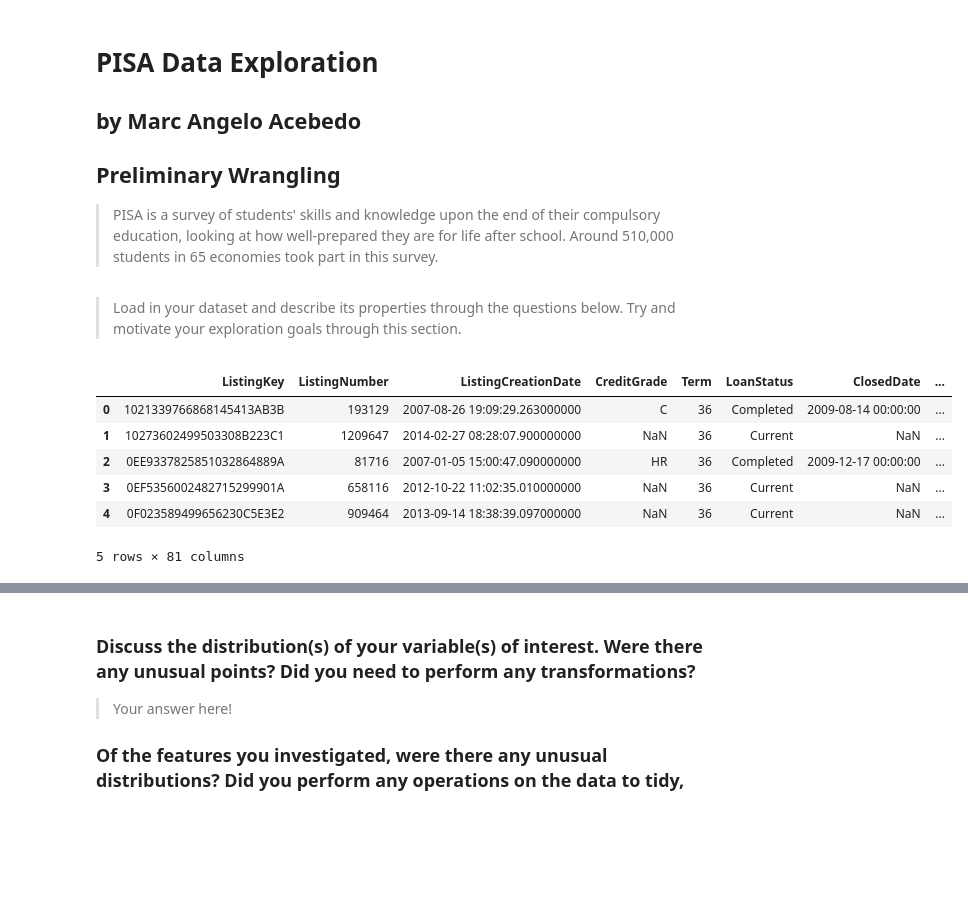
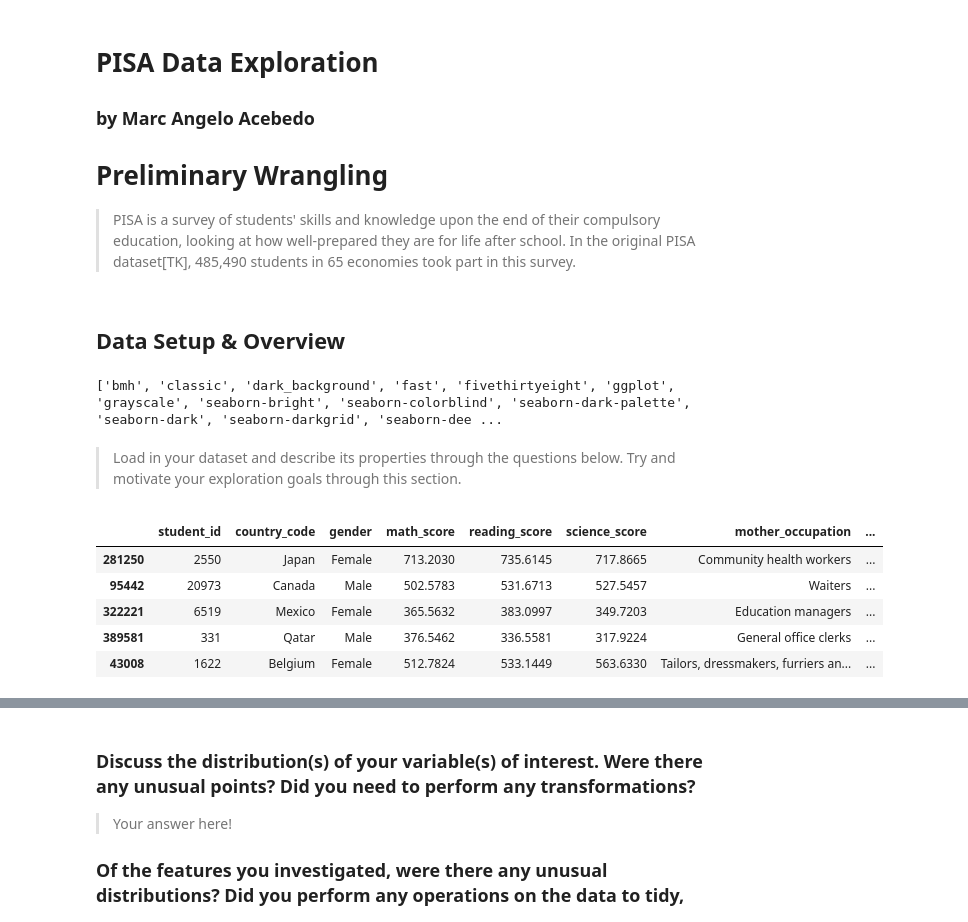
Before and after one commit to aeglon97/Communicate-Data-Findings, a Jupyter notebook: exploration_template.ipynb, the cells around one changed output, grey strips where cells are left out. Cells and saved outputs as stored; diff of their text form; code cells hidden in the pictures; blank space fills up the shorter version.

```diff
--- a/exploration_template.ipynb
+++ b/exploration_template.ipynb
@@ -1,10 +1,12 @@
 # %% [markdown]
 # PISA Data Exploration
-## by Marc Angelo Acebedo
+### by Marc Angelo Acebedo
 
-## Preliminary Wrangling
+# Preliminary Wrangling
 
-> PISA is a survey of students' skills and knowledge upon the end of their compulsory education, looking at how well-prepared they are for life after school. Around 510,000 students in 65 economies took part in this survey.
+> PISA is a survey of students' skills and knowledge upon the end of their compulsory education, looking at how well-prepared they are for life after school. In the original PISA dataset[TK], 485,490 students in 65 economies took part in this survey.
+# %% [markdown]
+## Data Setup & Overview
 # %%
 # import all packages and set plots to be embedded inline
 import numpy as np
@@ -16,14 +19,17 @@ import seaborn as sb
+# %%
+print(plt.style.available)
+# %% [output]
+['bmh', 'classic', 'dark_background', 'fast', 'fivethirtyeight', 'ggplot', 'grayscale', 'seaborn-bright', 'seaborn-colorblind', 'seaborn-dark-palette', 'seaborn-dark', 'seaborn-darkgrid', 'seaborn-dee ...
 # %% [markdown]
 > Load in your dataset and describe its properties through the questions below.
 Try and motivate your exploration goals through this section.
 # %%
-df = pd.read_csv('./data/prosperLoanData.csv')
-df.head()
+df = pd.read_csv('./data/pisa2012_clean.csv', low_memory = False)
+df.sample(5)
 # %% [output]
-|  | ListingKey | ListingNumber | ListingCreationDate | CreditGrade | Term | LoanStatus | ClosedDate | ... |
-| 0 | 1021339766868145413AB3B | 193129 | 2007-08-26 19:09:29.263000000 | C | 36 | Completed | 2009-08-14 00:00:00 | ... |
-| 1 | 10273602499503308B223C1 | 1209647 | 2014-02-27 08:28:07.900000000 | NaN | 36 | Current | NaN | ... |
-| 2 | 0EE9337825851032864889A | 81716 | 2007-01-05 15:00:47.090000000 | HR | 36 | Completed | 2009-12-17 00:00:00 | ... |
-| 3 | 0EF5356002482715299901A | 658116 | 2012-10-22 11:02:35.010000000 | NaN | 36 | Current | NaN | ... |
-| 4 | 0F023589499656230C5E3E2 | 909464 | 2013-09-14 18:38:39.097000000 | NaN | 36 | Current | NaN | ... |
+|  | student_id | country_code | gender | math_score | reading_score | science_score | mother_occupation | ... |
+| 281250 | 2550 | Japan | Female | 713.2030 | 735.6145 | 717.8665 | Community health workers | ... |
+| 95442 | 20973 | Canada | Male | 502.5783 | 531.6713 | 527.5457 | Waiters | ... |
+| 322221 | 6519 | Mexico | Female | 365.5632 | 383.0997 | 349.7203 | Education managers | ... |
+| 389581 | 331 | Qatar | Male | 376.5462 | 336.5581 | 317.9224 | General office clerks | ... |
+| 43008 | 1622 | Belgium | Female | 512.7824 | 533.1449 | 563.6330 | Tailors, dressmakers, furriers an... | ... |
-5 rows × 81 columns
```
Also changed, not shown: parts of 58 cells of this notebook, 11 other files.
